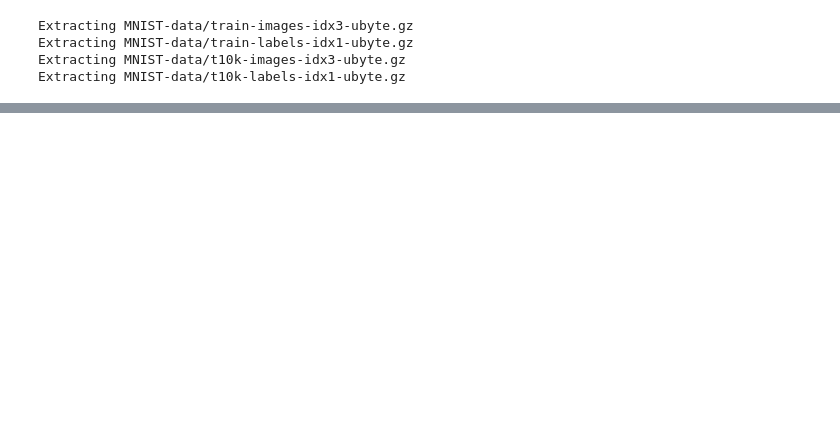
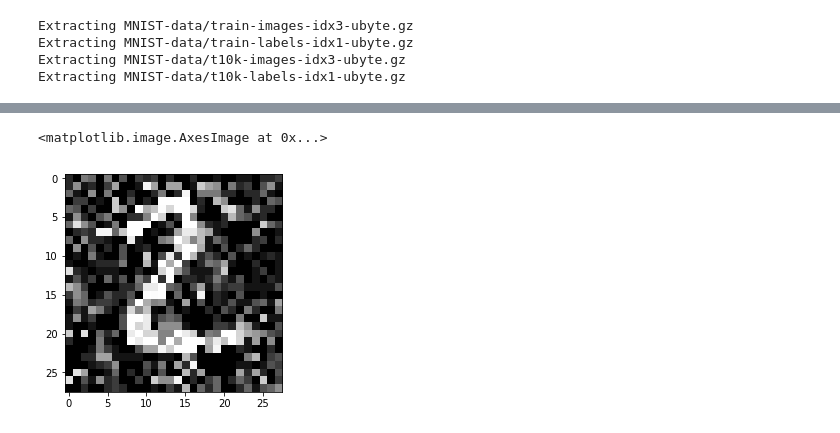
Before and after one commit to ndey96/adversarial-mnist, a Jupyter notebook: adversarial_mnist.ipynb, the cells around one changed output, grey strips where cells are left out. Cells and saved outputs as stored; diff of their text form; code cells hidden in the pictures; blank space fills up the shorter version.

```diff
--- a/adversarial_mnist.ipynb
+++ b/adversarial_mnist.ipynb
@@ -172,0 +157,35 @@ array([[0.09406996, 0.06860119, 0.09676023, 0.13229975, 0.0853923 ,
+# %%
+tf.reset_default_graph()
+
+env = Dummy()
+
+with tf.variable_scope('model'):
+    env.x = tf.placeholder(tf.float32, (None, 784), name='x')
+    env.y = tf.placeholder(tf.float32, (None, 10), name='y')
+    env.training = tf.placeholder_with_default(False, (), name='mode')
+
+    env.ybar, logits = model(env.x, training=env.training)
+
+    with tf.variable_scope('acc'):
+        count = tf.equal(tf.argmax(env.y, axis=1), tf.argmax(env.ybar, axis=1))
+        env.acc = tf.reduce_mean(tf.cast(count, tf.float32), name='acc')
+
+    with tf.variable_scope('loss'):
+        xent = tf.nn.softmax_cross_entropy_with_logits_v2(labels=env.y, logits=logits)
+        env.loss = tf.reduce_mean(xent, name='loss')
+
+    with tf.variable_scope('train_op'):
+        optimizer = tf.train.AdamOptimizer()
+        env.train_op = optimizer.minimize(env.loss)
+
+    env.saver = tf.train.Saver()
+
+with tf.variable_scope('model', reuse=tf.AUTO_REUSE):
+    env.adv_eps = tf.placeholder(tf.float32, (), name='adv_eps')
+    env.adv_epochs = tf.placeholder(tf.int32, (), name='adv_epochs')
+    env.adv_y = tf.placeholder(tf.int32, (), name='adv_y')
+    env.x_fgmt = fgmt(model, env.x, y=env.adv_y, epochs=env.adv_epochs, eps=env.adv_eps)
+print('Initializing graph')
+sess = tf.InteractiveSession()
+sess.run(tf.global_variables_initializer())
+sess.run(tf.local_variables_initializer())
@@ -172,0 +202,3 @@ array([[0.09406996, 0.06860119, 0.09676023, 0.13229975, 0.0853923 ,
+# %%
+train(sess, env, X_train, y_train, epochs=1, name='mnist')
+evaluate(sess, env, X_test, y_test)
@@ -172,0 +224,8 @@ array([[0.09406996, 0.06860119, 0.09676023, 0.13229975, 0.0853923 ,
+# %%
+idxs_of_two = np.where(test_labels == 2)[0][:1000]
+evaluate(sess, env, X_test[idxs_of_two], y_test[idxs_of_two])
+X_adv_flat = make_fgmt(sess, env, X_test[idxs_of_two], adv_y=6, eps=0.08, epochs=12)
+evaluate(sess, env, X_adv_flat, y_test[idxs_of_two])
+X_adv = np.reshape(X_adv_flat, (1000,28,28))
+plt.imshow(X_adv[0], cmap='gray')
+# %% [output]
@@ -172,0 +236,2 @@ array([[0.09406996, 0.06860119, 0.09676023, 0.13229975, 0.0853923 ,
+<matplotlib.image.AxesImage at 0x...>
+[figure, added]
```
Also changed, not shown: parts of 11 cells of this notebook.
